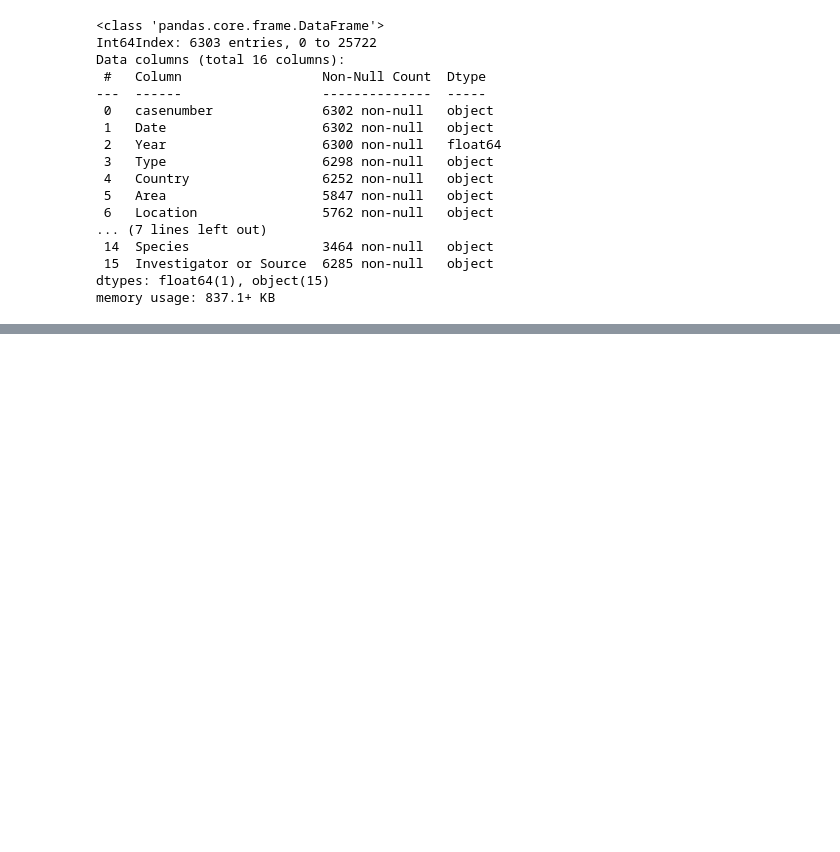
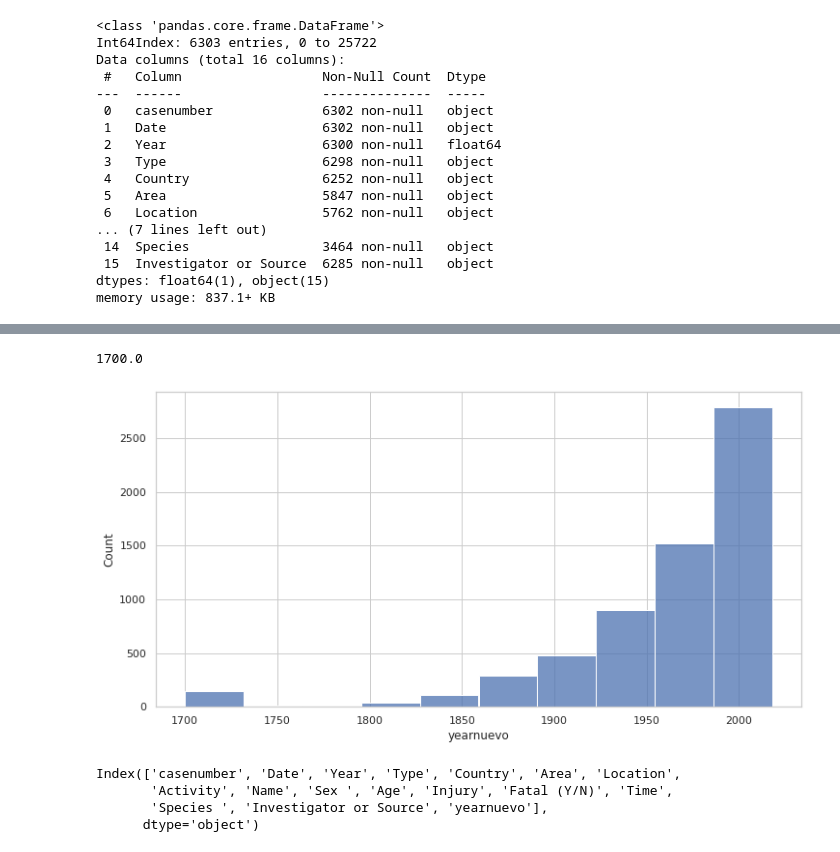
Before and after one commit to mariadelascotrina/Data-cleaning_Sharks, a Jupyter notebook: limpiar.ipynb, the cells around one changed output, grey strips where cells are left out. Drawn from its saved outputs; the diff is of its cells as text; code cells hidden in the pictures; blank space fills up the shorter version.

```diff
--- a/limpiar.ipynb
+++ b/limpiar.ipynb
@@ -245,0 +298,9 @@ memory usage: 837.1+ KB
+# %%
+def omiteceros(x):
+    if x <  1700:
+        return 1700
+    else:
+        return x
+# %%
+tiburones2["yearnuevo"] = tiburones2["Year"].apply(omiteceros)
+tiburones2[(tiburones2.Year==0)]
@@ -245,0 +321,13 @@ memory usage: 837.1+ KB
+# %%
+sns.histplot(x=tiburones2.yearnuevo, bins = 10); #hemos convertido los registros menores de 1700 a 1700 para poder tener una gráfica
+tiburones2.yearnuevo.min()
+# %% [output]
+1700.0
+[figure, added]
+# %%
+tiburones2.columns
+# %% [output]
+Index(['casenumber', 'Date', 'Year', 'Type', 'Country', 'Area', 'Location',
+       'Activity', 'Name', 'Sex ', 'Age', 'Injury', 'Fatal (Y/N)', 'Time',
+       'Species ', 'Investigator or Source', 'yearnuevo'],
+      dtype='object')
```
Also changed, not shown: parts of 34 cells of this notebook.
